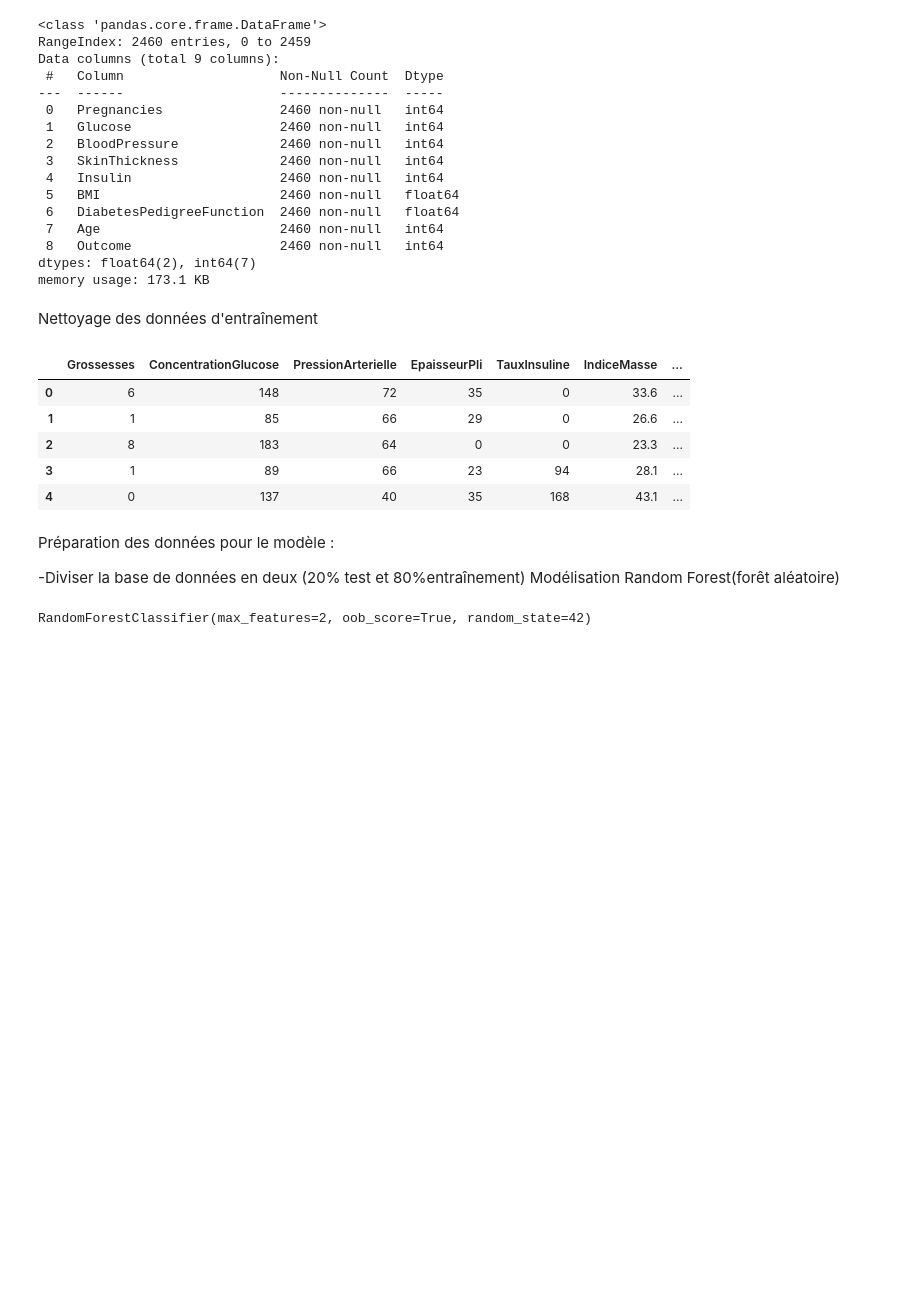
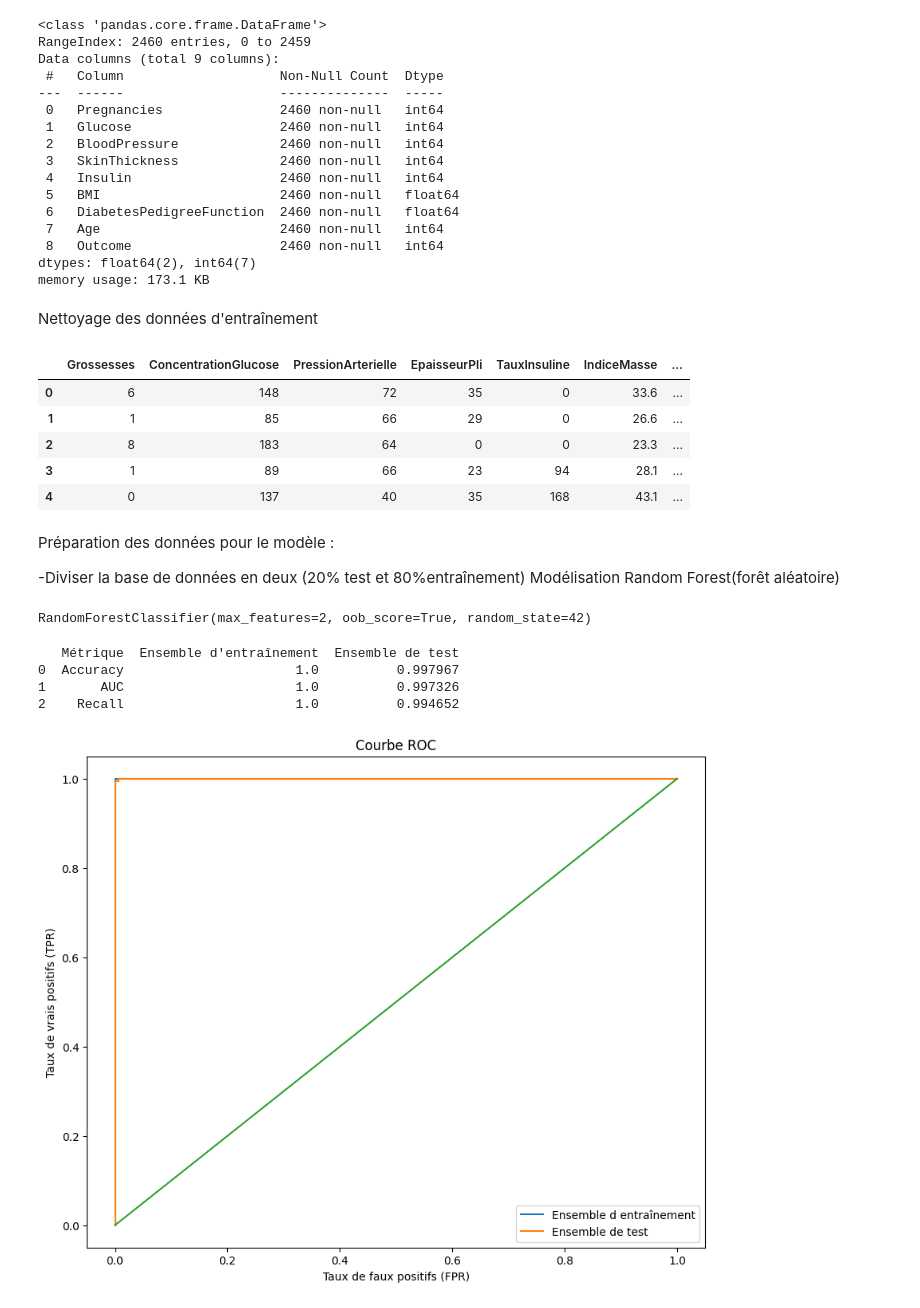
Before and after one commit to Yobapatrick/classification_diabete, a Jupyter notebook: code.ipynb, the cells around one changed output. Drawn from its saved outputs; the diff is of its cells as text; code cells hidden in the pictures; blank space fills up the shorter version.

Commit message:
entrainement du modele et visualisation des metrics d'entraiment

```diff
--- a/code.ipynb
+++ b/code.ipynb
@@ -111,0 +118,47 @@ RandomForestClassifier(max_features=2, oob_score=True, random_state=42)
+# %%
+# Calculer les mesures de performance
+train_accuracy = accuracy_score(y_train, y_train_pred)
+test_accuracy = accuracy_score(y_test, y_test_pred)
+train_auc = roc_auc_score(y_train, y_train_pred)
+test_auc = roc_auc_score(y_test, y_test_pred)
+train_recall = recall_score(y_train, y_train_pred)
+test_recall = recall_score(y_test, y_test_pred)
+
+# Créer le tableau d'évaluation des performances
+performance_table = pd.DataFrame({
+    'Métrique': ['Accuracy', 'AUC', 'Recall'],
+    'Ensemble d\'entraînement': [train_accuracy, train_auc, train_recall],
+    'Ensemble de test': [test_accuracy, test_auc, test_recall]
+})
+
+# Afficher le tableau d'évaluation des performances
+print(performance_table)
+# %% [output]
+   Métrique  Ensemble d'entraînement  Ensemble de test
+0  Accuracy                      1.0          0.997967
+1       AUC                      1.0          0.997326
+2    Recall                      1.0          0.994652
+# %%
+import matplotlib.pyplot as plt
+from sklearn.metrics import roc_curve
+
+# Obtenir les scores de probabilité pour les classes positives
+y_train_prob = random_forest.predict_proba(X_train)[:, 1]
+y_test_prob = random_forest.predict_proba(X_test)[:, 1]
+
+# Calculer les taux de faux positifs (FPR) et les taux de vrais positifs (TPR)
+train_fpr, train_tpr, _ = roc_curve(y_train, y_train_prob)
+test_fpr, test_tpr, _ = roc_curve(y_test, y_test_prob)
+
+# Tracer les courbes ROC
+plt.figure(figsize=(10, 8))
+plt.plot(train_fpr, train_tpr, label='Ensemble d entraînement')
+plt.plot(test_fpr, test_tpr, label='Ensemble de test')
+plt.plot([0, 1], [0, 1])
+plt.xlabel('Taux de faux positifs (FPR)')
+plt.ylabel('Taux de vrais positifs (TPR)')
+plt.title('Courbe ROC')
+plt.legend()
+plt.show()
+# %% [output]
+[figure, added]
```
Also changed, not shown: parts of 2 cells of this notebook.
